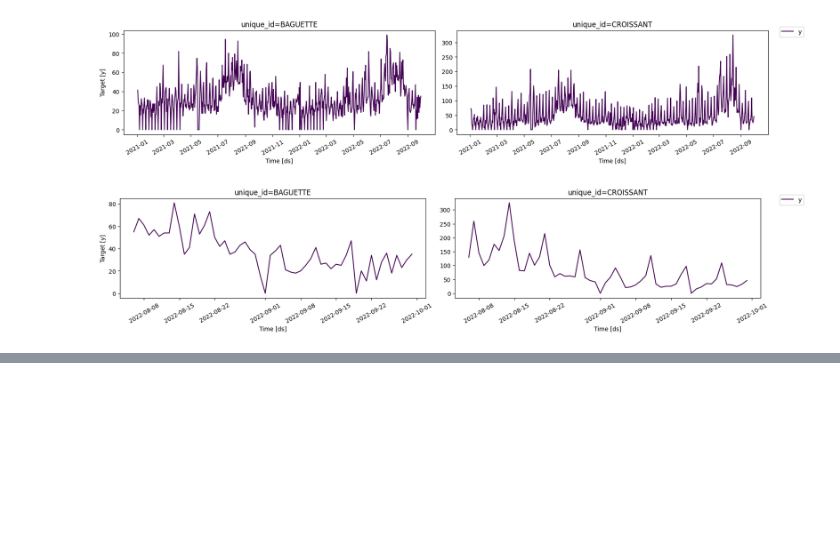
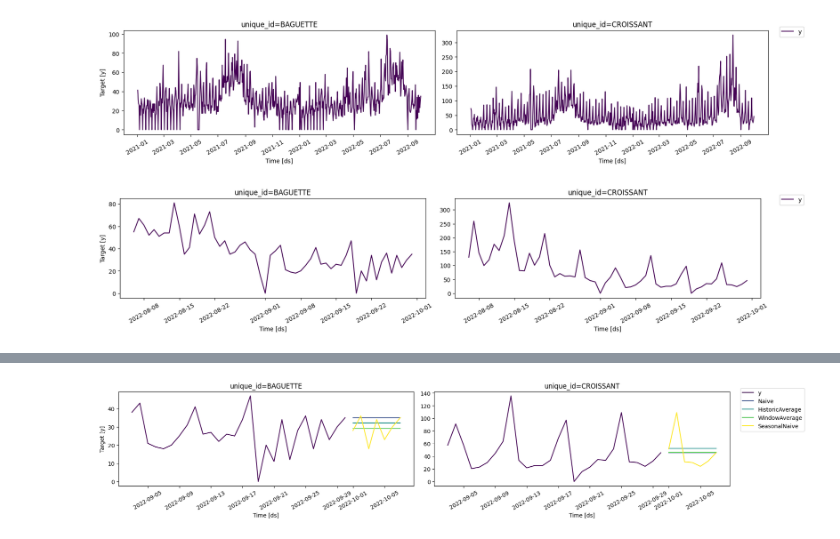
Before and after one commit to Tahir2022/Time-Series-Analysis-and-Forecasting-, a Jupyter notebook: exercises.ipynb, the cells around one changed output, grey strips where cells are left out. Cells and saved outputs as stored; diff of their text form; code cells hidden in the pictures; blank space fills up the shorter version.

```diff
--- a/exercises.ipynb
+++ b/exercises.ipynb
@@ -31,0 +35,14 @@ plot_series(df=df, ids=["BAGUETTE", "CROISSANT"], max_insample_length=56, palett
+# %%
+horizon = 7
+
+models = [
+    Naive(),
+    HistoricAverage(),
+    WindowAverage(window_size=7),
+    SeasonalNaive(season_length=7)
+]
+
+sf = StatsForecast(models=models, freq="D")
+sf.fit(df=df)
+preds = sf.predict(h=horizon)
+preds.head()
@@ -31,0 +56,10 @@ plot_series(df=df, ids=["BAGUETTE", "CROISSANT"], max_insample_length=56, palett
+# %%
+plot_series(
+    df=df,
+    forecasts_df=preds,
+    ids=["BAGUETTE", "CROISSANT"],
+    max_insample_length=28,
+    palette="viridis"
+)
+# %% [output]
+[figure, added]
```
Also changed, not shown: parts of 2 cells of this notebook.
